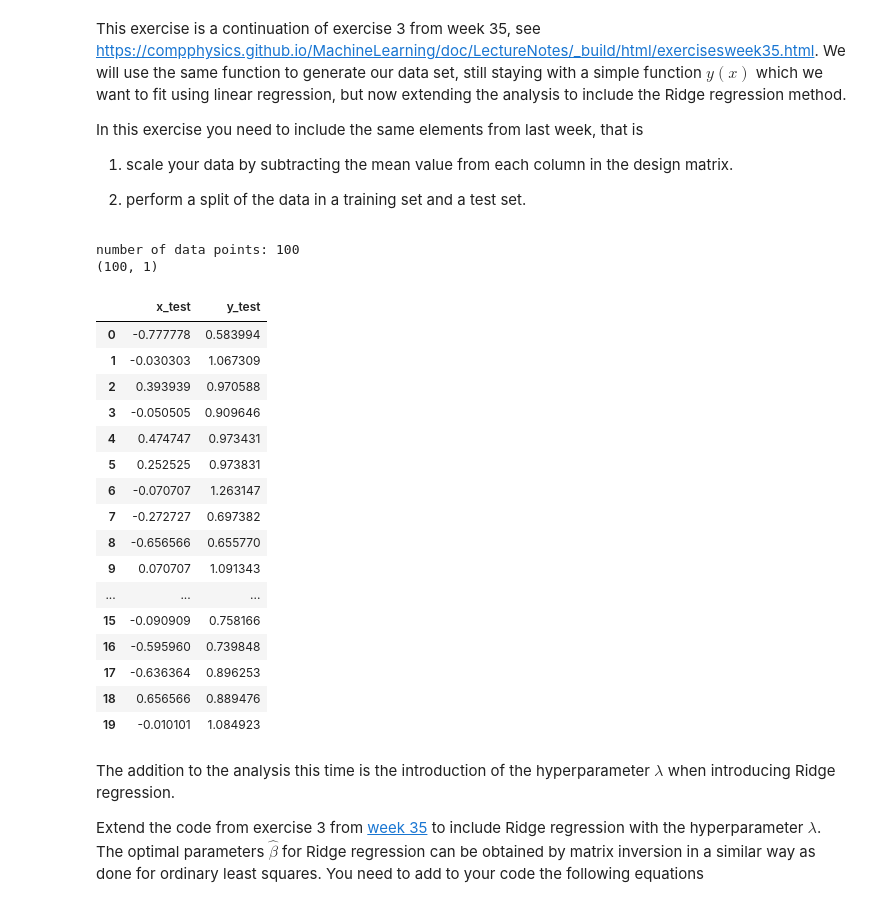
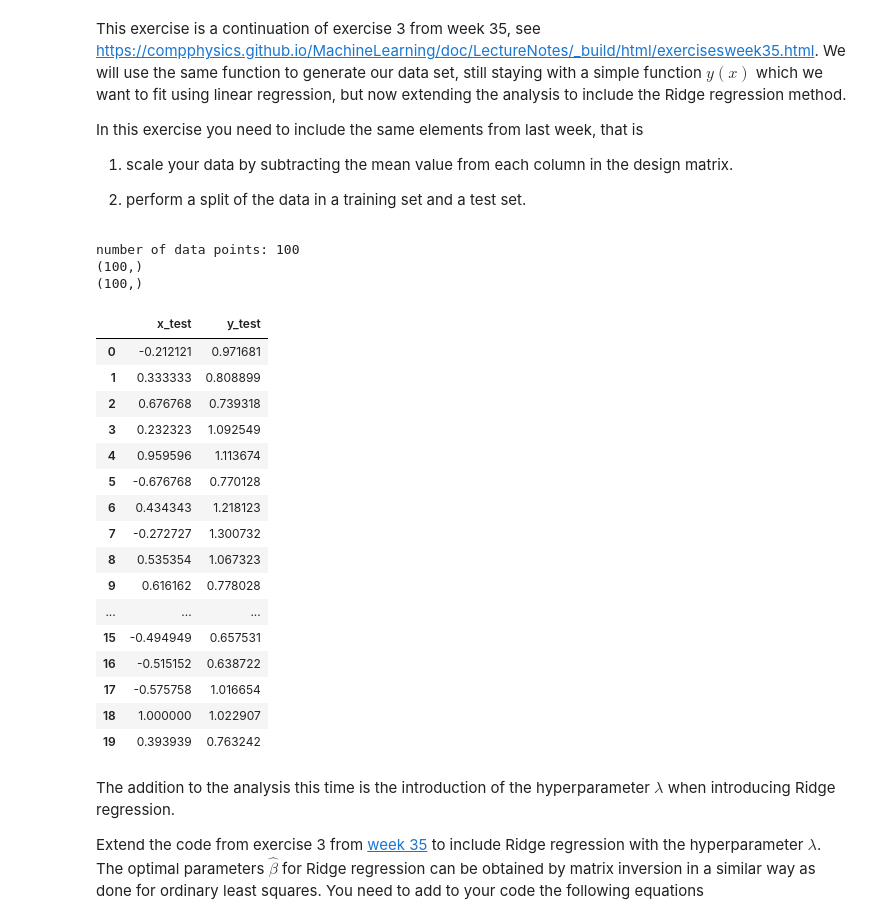
Before and after one commit to ericludvigs/MachineLearning, a Jupyter notebook: work/exercisesweek36.ipynb, the cells around one changed output. Cells and saved outputs as stored; diff of their text form; code cells hidden in the pictures.

```diff
--- a/work/exercisesweek36.ipynb
+++ b/work/exercisesweek36.ipynb
@@ -134,46 +134,49 @@ In this exercise you need to include the same elements from last week, that is
 # %%
 # input data
 np.random.seed()
 
 n = 100
 print(f"number of data points: {n}")
+noise_coeff = 1.5
 
 lambdas = [0.0001, 0.001, 0.01, 0.1, 1.0, 10]
 polynomial_degrees = [5, 10, 15]
 
-x_full = np.linspace(-1, 1, n).reshape(-1, 1)
+x_full = np.linspace(-1, 1, n)
 print(x_full.shape)
-y_full = np.exp(-x_full**2) + 1.5 * np.exp(-(x_full-2)**2) + np.random.normal(0, 0.1, x_full.shape)
+y_full = np.exp(-x_full**2) + 1.5 * np.exp(-(x_full-2)**2) + noise_coeff * np.random.normal(0, 0.1, x_full.shape)
+print(y_full.shape)
 
 x_train, x_test, y_train, y_test = train_test_split(x_full, y_full, test_size=0.2)
 
 # fancier display than numpy print
-results_frame_train = pd.DataFrame({"x_train":x_train.flatten(), "y_train":y_train.flatten()})
-results_frame_test = pd.DataFrame({"x_test":x_test.flatten(), "y_test":y_test.flatten()})
+results_frame_train = pd.DataFrame({"x_train":x_train, "y_train":y_train})
+results_frame_test = pd.DataFrame({"x_test":x_test, "y_test":y_test})
 display(results_frame_test)
 
 # mean value subtraction is for design matrix, we need the polynomial degree P to make a design matrix
 # want to use different Ps, so subtract mean later when evaluating model
 # %% [output]
 number of data points: 100
-(100, 1)
+(100,)
+(100,)
 |  | x_test | y_test |
-| 0 | -0.777778 | 0.583994 |
-| 1 | -0.030303 | 1.067309 |
-| 2 | 0.393939 | 0.970588 |
-| 3 | -0.050505 | 0.909646 |
-| 4 | 0.474747 | 0.973431 |
-| 5 | 0.252525 | 0.973831 |
-| 6 | -0.070707 | 1.263147 |
-| 7 | -0.272727 | 0.697382 |
-| 8 | -0.656566 | 0.655770 |
-| 9 | 0.070707 | 1.091343 |
+| 0 | -0.212121 | 0.971681 |
+| 1 | 0.333333 | 0.808899 |
+| 2 | 0.676768 | 0.739318 |
+| 3 | 0.232323 | 1.092549 |
+| 4 | 0.959596 | 1.113674 |
+| 5 | -0.676768 | 0.770128 |
+| 6 | 0.434343 | 1.218123 |
+| 7 | -0.272727 | 1.300732 |
+| 8 | 0.535354 | 1.067323 |
+| 9 | 0.616162 | 0.778028 |
 | ... | ... | ... |
-| 15 | -0.090909 | 0.758166 |
-| 16 | -0.595960 | 0.739848 |
-| 17 | -0.636364 | 0.896253 |
-| 18 | 0.656566 | 0.889476 |
-| 19 | -0.010101 | 1.084923 |
+| 15 | -0.494949 | 0.657531 |
+| 16 | -0.515152 | 0.638722 |
+| 17 | -0.575758 | 1.016654 |
+| 18 | 1.000000 | 1.022907 |
+| 19 | 0.393939 | 0.763242 |
 # %% [markdown]
 
 The addition to the analysis this time is the introduction of the hyperparameter $\lambda$ when introducing Ridge regression.
```
Also changed, not shown: parts of 5 cells of this notebook.
